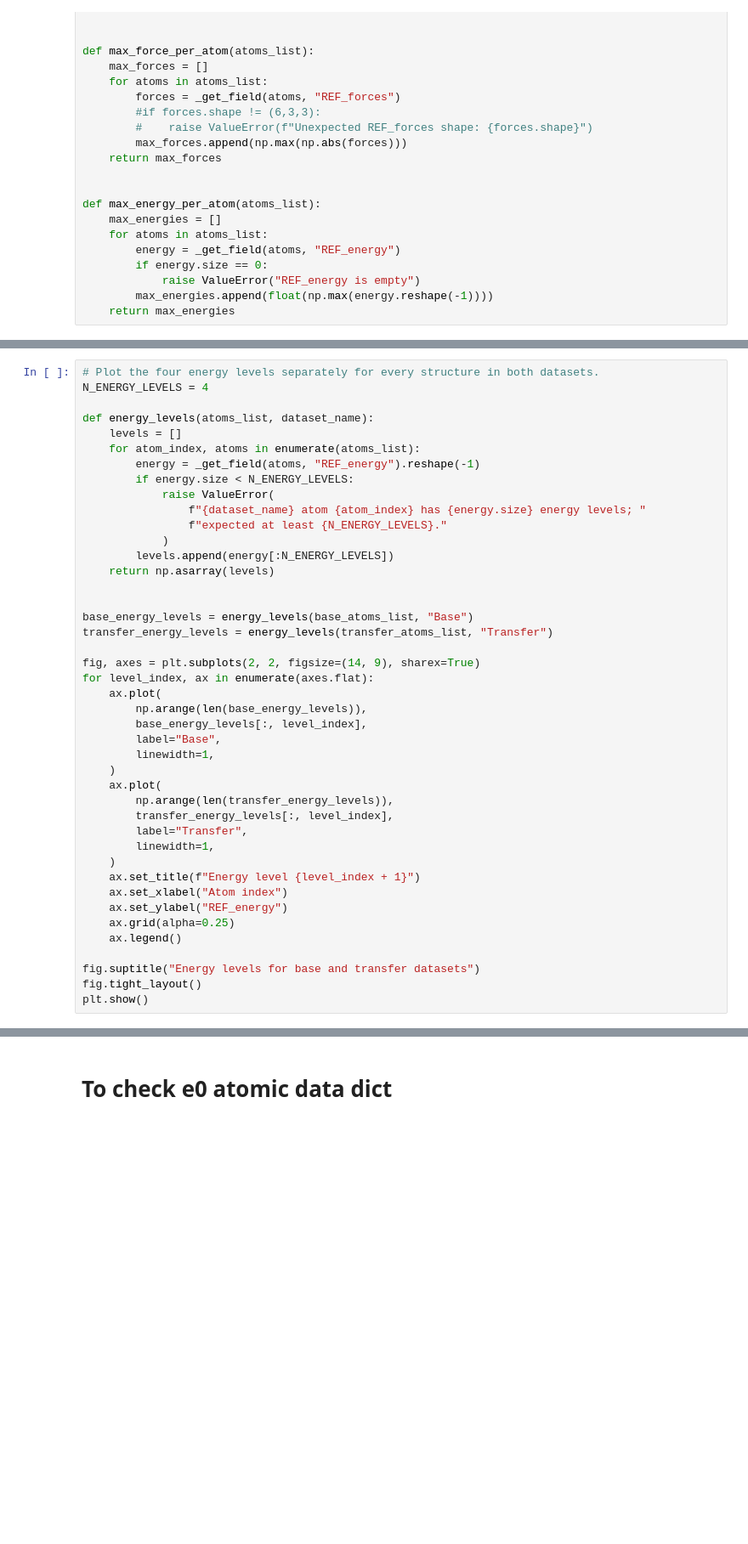
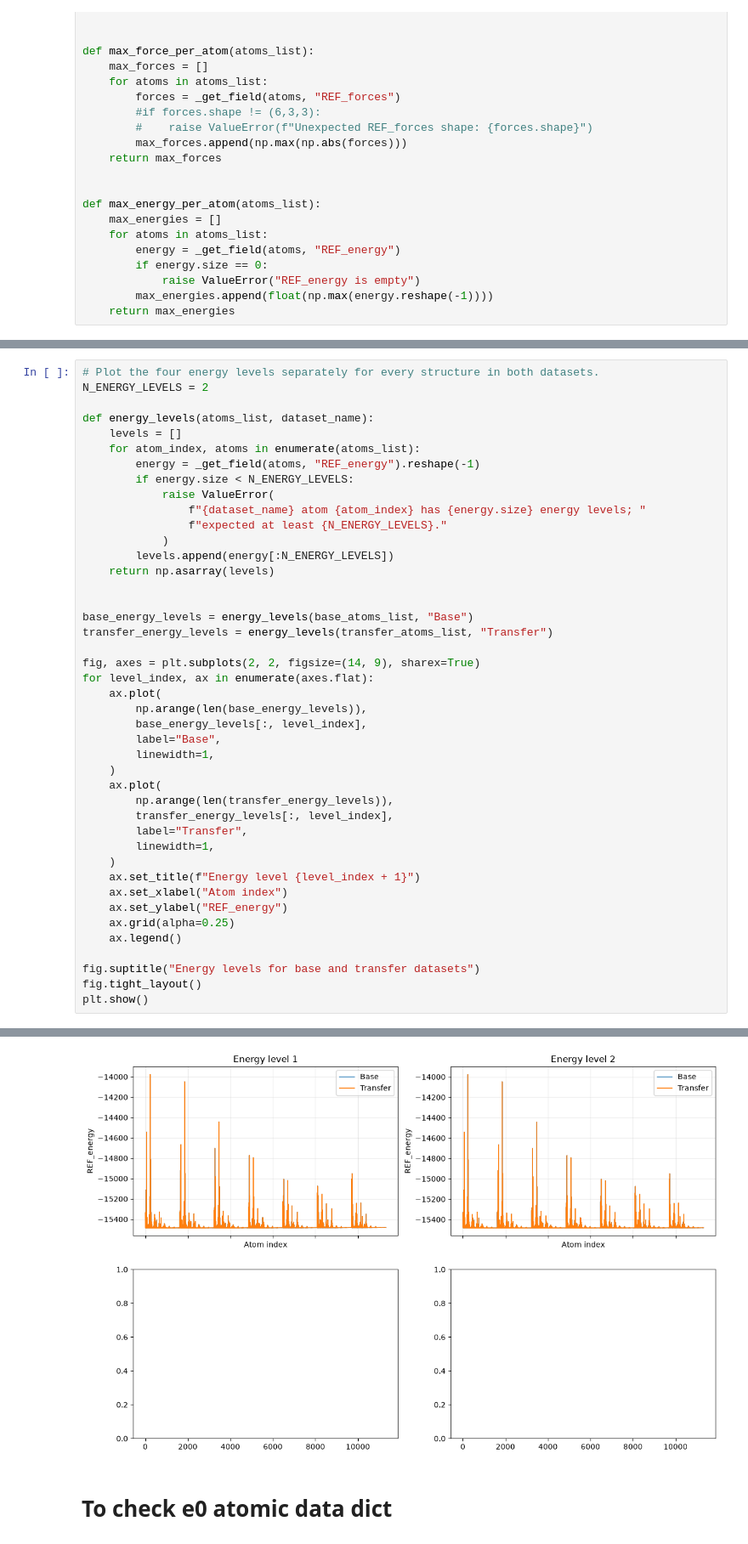
Before and after one commit to yoghurtfork/X-MACE-sampling, a Jupyter notebook: notebooks/data_checker.ipynb, the cells around one changed output, grey strips where cells are left out. Shown at 85% size. Cells and saved outputs as stored; diff of their text form; blank space fills up the shorter version.

```diff
--- a/notebooks/data_checker.ipynb
+++ b/notebooks/data_checker.ipynb
@@ -115,6 +115,6 @@ First structure arrays keys: ['numbers', 'positions']
 # %%
 # Plot the four energy levels separately for every structure in both datasets.
-N_ENERGY_LEVELS = 4
+N_ENERGY_LEVELS = 2
 
 def energy_levels(atoms_list, dataset_name):
     levels = []
@@ -155,3 +155,4 @@ for level_index, ax in enumerate(axes.flat):
 fig.suptitle("Energy levels for base and transfer datasets")
 fig.tight_layout()
 plt.show()
+# %% [output]
@@ -158,3 +160,4 @@ plt.show()
+[figure, added]
 # %% [markdown]
 # To check e0 atomic data dict
 # %%
```
Also changed, not shown: parts of 3 cells of this notebook, 16 other files.
